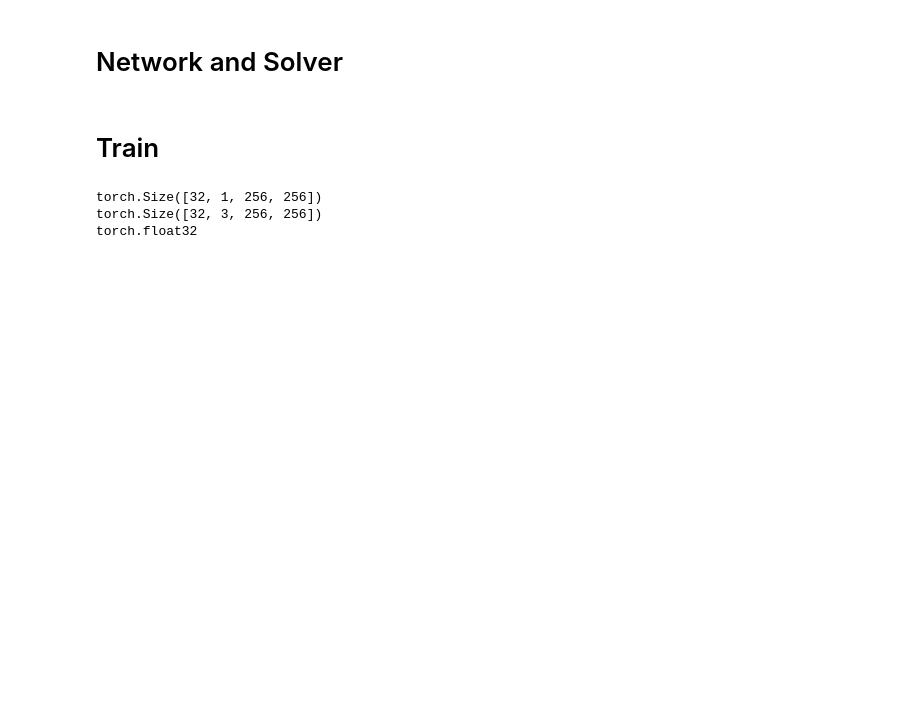
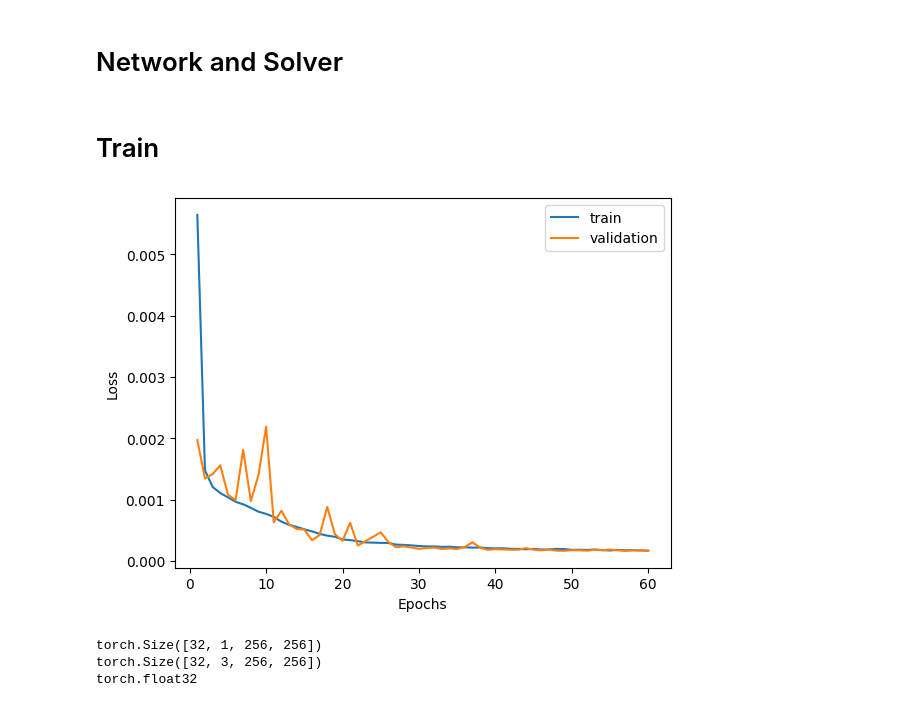
Before and after one commit to skkk256/bme_project_2, a Jupyter notebook: train.ipynb, the cells around one changed output. Cells and saved outputs as stored; diff of their text form; code cells hidden in the pictures; blank space fills up the shorter version.

```diff
--- a/train.ipynb
+++ b/train.ipynb
@@ -114,9 +116,17 @@ Number of 1.0 in the array: 845
 is_load = False
 checkpoint = "checkpoint/04-06_19-24-59-v1.1-20+20+20epoch.pth"
 
+get_graph = False
+log_dir = "log/04-08_13-15-51_v1.0_60epoch"
+
 net = UNet(n_channels=1, n_classes=3, C_base=32)
-if is_load == True:
+if is_load:
     net.load_state_dict(torch.load(checkpoint))
+
+if get_graph:
+    dummy_input = torch.rand(32, 1, 256, 256)
+    with SummaryWriter(log_dir, comment="unet with shortcut") as w:
+        w.add_graph(net, (dummy_input,))
 # %%
 optimizer = torch.optim.Adam(net.parameters(), lr=0.01)
 lr_scheduler = torch.optim.lr_scheduler.ExponentialLR(optimizer=optimizer, gamma=0.95)
@@ -133,9 +143,12 @@ solver = Lab2Solver(
 # %%
 solver.train(
     epochs=60,
     data_loader=train_loader,
-    val_loader=val_loader
+    val_loader=val_loader,
+    log=False
 )
+# %% [output]
+[figure, added]
 # %%
 import itertools
 
```
Also changed, not shown: parts of 13 cells of this notebook, 9 other files.
